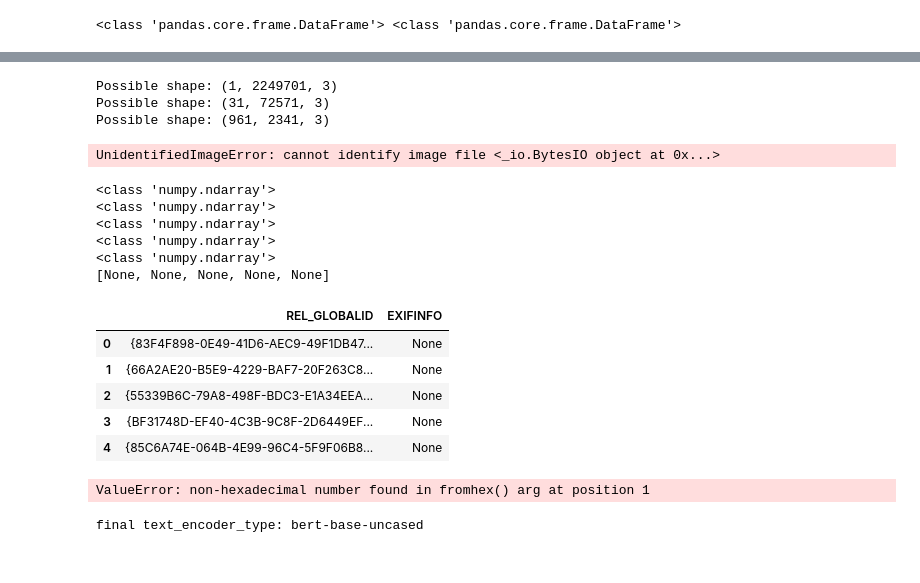
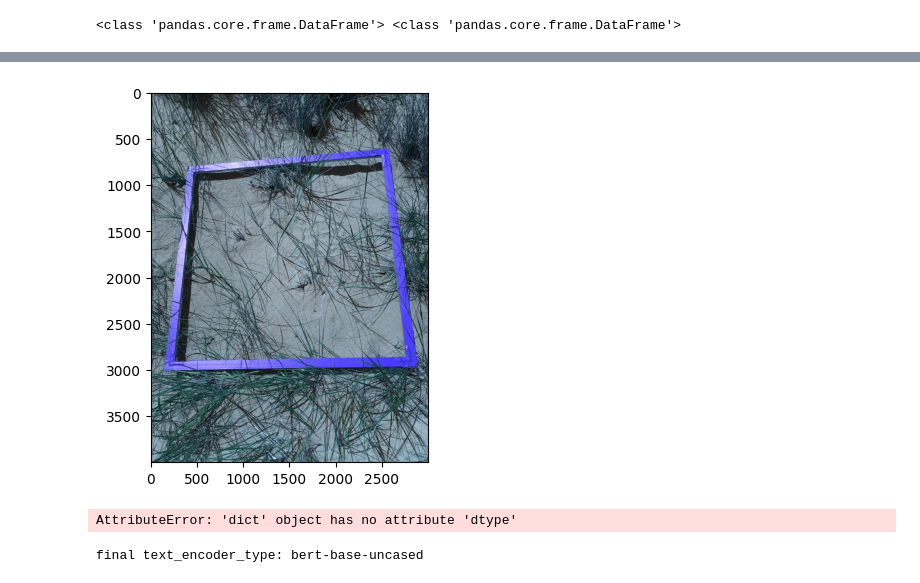
Before and after one commit to nmcdowell17/CSCR_Dune_Grass, a Jupyter notebook: cnn_version_1.ipynb, the cells around one changed output, grey strips where cells are left out. Saved outputs shown, nothing was run; the diff lists cells and outputs as text; code cells hidden in the pictures.

```diff
--- a/cnn_version_1.ipynb
+++ b/cnn_version_1.ipynb
@@ -125,16 +129,16 @@ def batch_import_gpd(path, layer,chunksize, encoding):
 # %%
 #"C:\Users\mcdow\FinialCSCR\DGrass_FGDB\50b34353-1238-4a82-9733-f06a249a6c3d.gdb"
 #"D:\Downloads\DGrass_FGDB\50b34353-1238-4a82-9733-f06a249a6c3d.gdb"
-GeoDatabaseDuneGrass= r"D:\Downloads\DGrass_FGDB\50b34353-1238-4a82-9733-f06a249a6c3d.gdb"
+GeoDatabaseDuneGrass= "/home/container/projects/CSCR_Dune_Grass/DATA/50b34353-1238-4a82-9733-f06a249a6c3d.gdb"
 columns_0 = ["globalid", "metasite_of_the_day", "EstimatedCoverage"]
 columns_1 = ["REL_GLOBALID","DATA", "EXIFINFO"]
 attachment_table ="survey__ATTACH"
 layer_name = "survey"
 
-gdf_maker = batch_import_gpd(path= GeoDatabaseDuneGrass, layer=layer_name, chunksize=160, encoding= "latin1")
-gdf = dgp.from_geopandas(pd.concat(gdf_maker, ignore_index="True"), chunksize=160)
+gdf_maker = batch_import_gpd(path= GeoDatabaseDuneGrass, layer=layer_name, chunksize=300, encoding= "latin1")
+gdf = dgp.from_geopandas(pd.concat(gdf_maker, ignore_index="True"), chunksize=300)
 gdf = gdf[columns_0]
 
-attachment_table_maker = batch_import_gpd(path= GeoDatabaseDuneGrass, layer=attachment_table, chunksize=160, encoding= "latin1")
-attached_df = dgp.from_geopandas(pd.concat(attachment_table_maker, ignore_index="True"), chunksize=160 )
+attachment_table_maker = batch_import_gpd(path= GeoDatabaseDuneGrass, layer=attachment_table, chunksize=300, encoding= "latin1")
+attached_df = dgp.from_geopandas(pd.concat(attachment_table_maker, ignore_index="True"), chunksize=300 )
 attached_df= attached_df[columns_1]
@@ -215,39 +246,17 @@ def append_attachments(DataFrame_obj, attached_df, attachment_columns):
                                         attached_df=attached_df,
                                         attachment_columns=attachment_columns,
                                         meta=meta)
-# %%
-import sys
-import numpy as np
-import cv2 as cv
-from io import BytesIO
-import pyperclip
-from PIL import Image
-
-#pyperclip.copy(single_image)
-
-attached_df_pandas.head()
-single_image = attached_df_pandas["DATA"].iloc[2]
-
-single_image = np.frombuffer(single_image, np.uint8)
-total_elements = single_image.size
-channels = 3
-
-# Find a suitable height and width
-for height in range(1, int(np.sqrt(total_elements // channels)) + 1):
-    if (total_elements // channels) % height == 0:
-        width = (total_elements // channels) // height
-        print(f"Possible shape: ({height}, {width}, {channels})")
-# %% [output]
-Possible shape: (1, 2249701, 3)
-Possible shape: (31, 72571, 3)
-Possible shape: (961, 2341, 3)
 # %%
 
-# What I want to replace
-single_image = attached_df_pandas["DATA"].iloc[2]
+single_image = attached_df_pandas["DATA"].iloc[1]
 single_image = bytes.fromhex(single_image)
+single_image = np.frombuffer(single_image, np.uint8)
+single_image = cv.imdecode(single_image, 1)
+single_image = cv.resize(single_image, (3000, 4000))
+plt.imshow(single_image)
+plt.show()
 # %% [output]
-UnidentifiedImageError: cannot identify image file <_io.BytesIO object at 0x...>
+[figure, added]
 # %%
 #single_image = np.asarray(bytearray(single_image), np.uint8)
 #print(single_image)
@@ -283,20 +299,6 @@ def hex_to_images(DataFrame_obj, col_name, chunksize=5):
     return DataFrame_obj.map_partitions(nestled_hex_to_images, col_name=col_name, meta=meta_1)
 # %%
 attached_df_pandas_1 = hex_to_images(col_name="DATA", DataFrame_obj=attached_df_pandas)
-attached_df_pandas_1.head()
-# %% [output]
-<class 'numpy.ndarray'>
-<class 'numpy.ndarray'>
-<class 'numpy.ndarray'>
-<class 'numpy.ndarray'>
-<class 'numpy.ndarray'>
-[None, None, None, None, None]
-|  | REL_GLOBALID | EXIFINFO |
-| 0 | {83F4F898-0E49-41D6-AEC9-49F1DB47... | None |
-| 1 | {66A2AE20-B5E9-4229-BAF7-20F263C8... | None |
-| 2 | {55339B6C-79A8-498F-BDC3-E1A34EEA... | None |
-| 3 | {BF31748D-EF40-4C3B-9C8F-2D6449EF... | None |
-| 4 | {85C6A74E-064B-4E99-96C4-5F9F06B8... | None |
 # %%
 # uses function to find the real df
 
@@ -304,9 +306,9 @@ gdf = append_attachments(DataFrame_obj = filtered_gdf_pandas, attached_df= attac
 columns2drop = ["globalid", "EXIFINFO"]
 df = gdf.drop(columns=columns2drop)
 # %%
-df.head()
+df.compute()
 # %% [output]
-ValueError: non-hexadecimal number found in fromhex() arg at position 1
+AttributeError: 'dict' object has no attribute 'dtype'
 # %%
 import pandas as pd
 # %%
```
Also changed, not shown: parts of 10 cells of this notebook.
